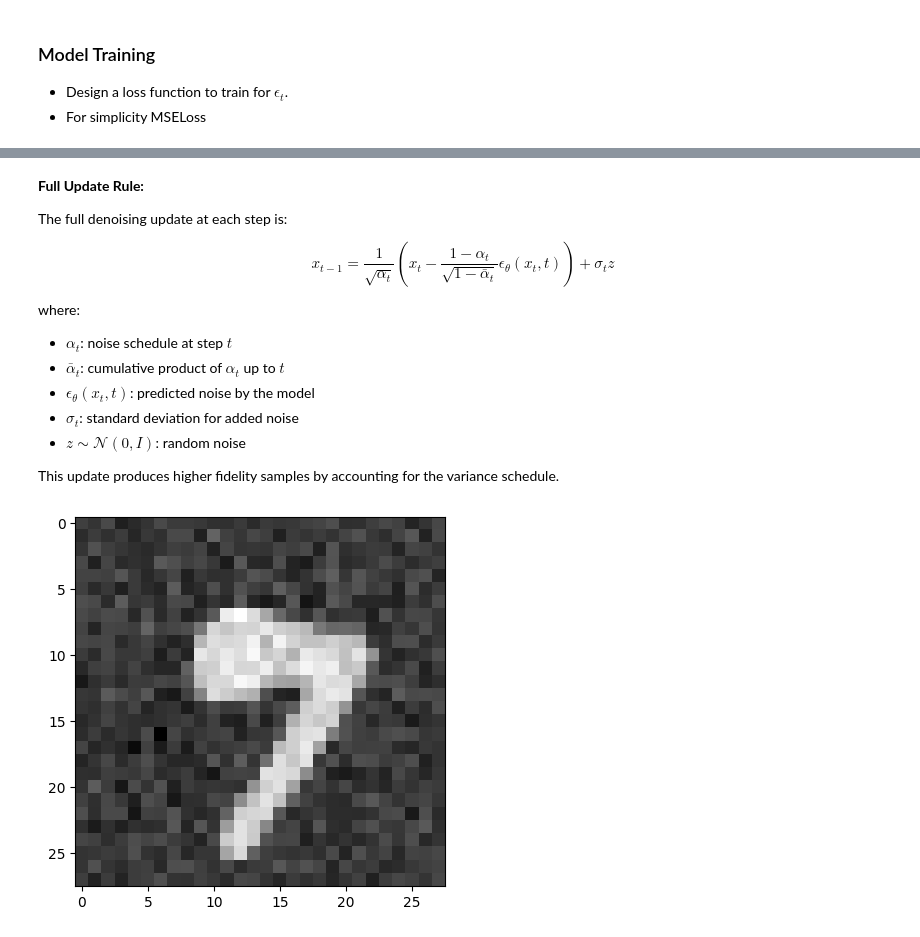
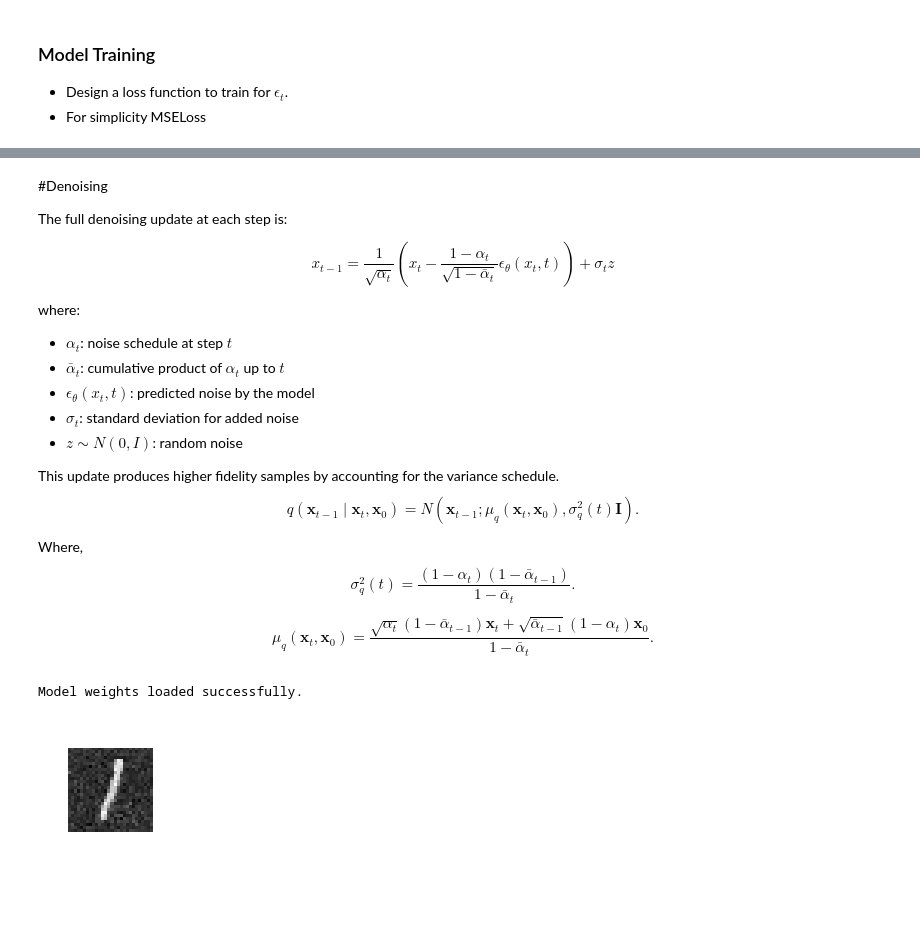
Before and after one commit to abhijeet11-8/Diffusion-model-for-GenAI, a Jupyter notebook: Diffusion_mnist.ipynb, the cells around one changed output, grey strips where cells are left out. Saved outputs shown, nothing was run; the diff lists cells and outputs as text; code cells hidden in the pictures; blank space fills up the shorter version.

Commit message:
weights

```diff
--- a/Diffusion_mnist.ipynb
+++ b/Diffusion_mnist.ipynb
@@ -264,5 +246,5 @@ Epoch [20/20], Loss: 0.0606
 # %% [markdown]
-**Full Update Rule:**
+#Denoising
 
 The full denoising update at each step is:
 
@@ -275,11 +257,26 @@ where:
 - $\bar{\alpha}_t$: cumulative product of $\alpha_t$ up to $t$
 - $\epsilon_\theta(x_t, t)$: predicted noise by the model
 - $\sigma_t$: standard deviation for added noise
-- $z \sim \mathcal{N}(0, I)$: random noise
+- $z \sim N(0, I)$: random noise
 
 This update produces higher fidelity samples by accounting for the variance schedule.
+$$
+q(\mathbf{x}_{t-1} \mid \mathbf{x}_t, \mathbf{x}_0)
+= N(\mathbf{x}_{t-1}; \mu_q(\mathbf{x}_t, \mathbf{x}_0), \sigma_q^2(t)\mathbf{I}).
+\tag{14}
+$$
+
+Where,
+$$
+\sigma_q^2(t) = \frac{(1 - \alpha_t)(1 - \bar{\alpha}_{t-1})}{1 - \bar{\alpha}_t}.
+$$
+
+$$
+\mu_q(\mathbf{x}_t, \mathbf{x}_0) = \frac{\sqrt{\alpha_t}(1 - \bar{\alpha}_{t-1})\mathbf{x}_t + \sqrt{\bar{\alpha}_{t-1}}(1 - \alpha_t)\mathbf{x}_0}{1 - \bar{\alpha}_t}.
+$$
 # %%
 import torch
+import matplotlib.pyplot as plt
 
 @torch.no_grad()
 def Denoising(model, img_size=(1, 28, 28), T=30, device="cpu"):
@@ -292,39 +289,54 @@ def Denoising(model, img_size=(1, 28, 28), T=30, device="cpu"):
     x_t = torch.randn(1, *img_size, device=device)
 
     for t in reversed(range(T)):
-        t_tensor = torch.tensor([t], device=device, dtype=torch.long)
+        t_tensor = torch.tensor([T], device=device, dtype=torch.long)
 
-        # predict noise
         eps_theta = model(x_t, t_tensor)
 
-        # coefficients
         alpha_t = alphas[t]
         alpha_bar_t = alpha_bar[t]
         beta_t = betas[t]
 
-        # mean term μ_θ(x_t, t)
         mean = (1.0 / torch.sqrt(alpha_t)) * (
             x_t - (beta_t / torch.sqrt(1 - alpha_bar_t)) * eps_theta
         )
 
         if t > 0:
             # variance term σ_t z
             alpha_bar_prev = alpha_bar[t-1] if t > 0 else torch.tensor(1.0, device=device)
             posterior_var = beta_t * (1 - alpha_bar_prev) / (1 - alpha_bar_t)
             sigma_t = torch.sqrt(posterior_var)
             noise = torch.randn_like(x_t)
             x_t = mean + sigma_t * noise
         else:
             # at t=0, just take the mean
             x_t = mean
 
     return x_t
 
 
 if __name__ == "__main__":
+    device = torch.device("cuda" if torch.cuda.is_available() else "cpu")
+    model = Diffusion().to(device)
+    try:
+        model.load_state_dict(torch.load('diffusion_unet_model.pth', map_location=device))
+        print("Model weights loaded successfully.")
+    except FileNotFoundError:
+        print("Model weights file not found. Please train the model first.")
+        exit()
+
     gen_image = Denoising(model, img_size=(1, 28, 28), T=1000, device= device)
-    import matplotlib.pyplot as plt
-    plt.imshow(gen_image.squeeze().cpu(), cmap="gray")
+
+    # denormalize the image for display
+    gen_image = gen_image * 0.5 + 0.5
+
+    fig, ax = plt.subplots(figsize=(28/100, 28/100), dpi=300)
+    ax.imshow(gen_image.squeeze().cpu(), cmap="gray")
+    ax.set_xticks([])
+    ax.set_yticks([])
+    plt.subplots_adjust(left=0, right=1, top=1, bottom=0)
+    plt.axis('off')
     plt.show()
 # %% [output]
+Model weights loaded successfully.
-[figure, old version]
+[figure, new version]
```
Also changed, not shown: parts of 2 cells of this notebook, 1 other file.
